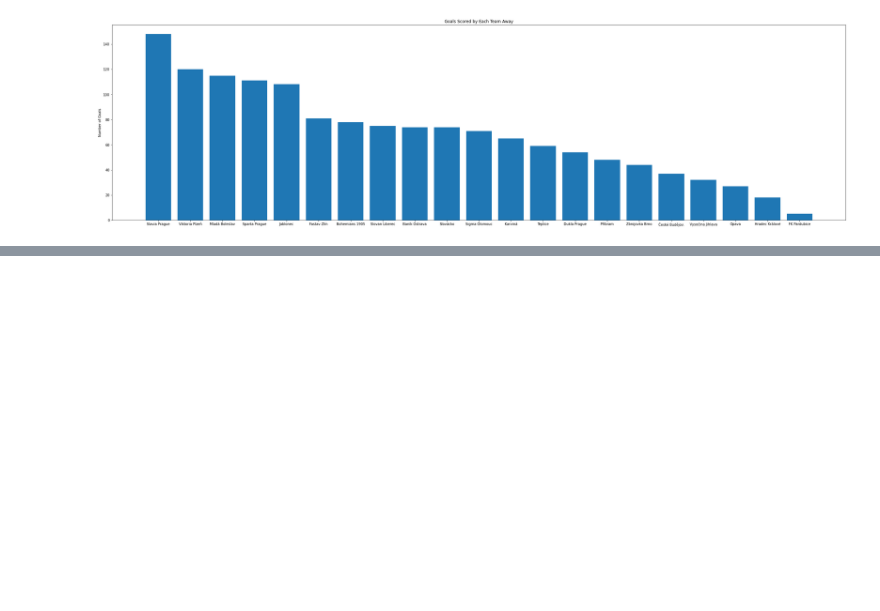
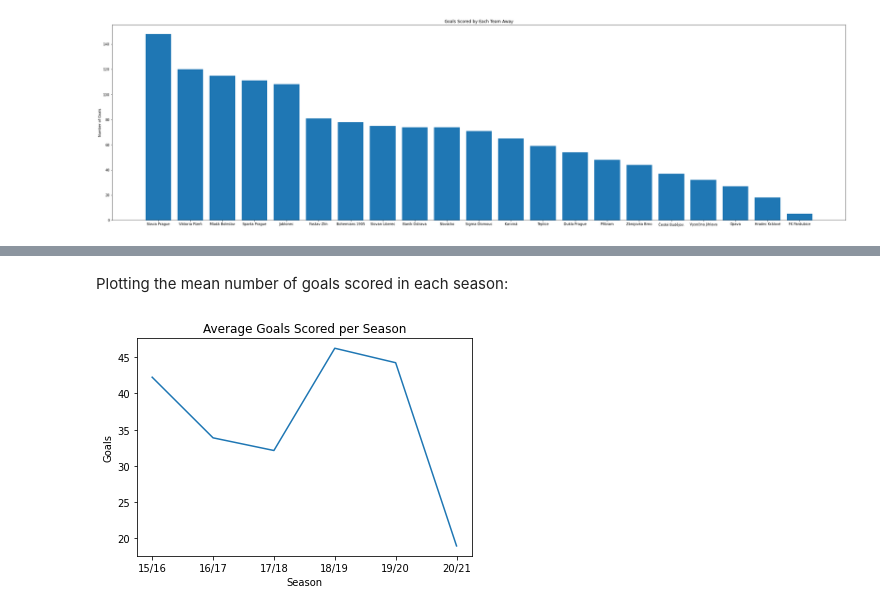
Before and after one commit to Johnymancvrk/Czech-Football-League, a Jupyter notebook: Teams_Cleaning&Analysis.ipynb, the cells around one changed output, grey strips where cells are left out. Cells and saved outputs as stored; diff of their text form; code cells hidden in the pictures; blank space fills up the shorter version.

```diff
--- a/Teams_Cleaning&Analysis.ipynb
+++ b/Teams_Cleaning&Analysis.ipynb
@@ -185,0 +299,15 @@ plt.show()
+# %% [markdown]
+Plotting the mean number of goals scored in each season:
+# %%
+season_mean_goals = []
+for i in season_pivots:
+    mean_all = sum(i["Total Goals"])/len(i["Total Goals"])
+    season_mean_goals.append(mean_all)
+seasons = ["15/16", "16/17", "17/18", "18/19", "19/20", "20/21"]
+plt.plot(seasons,season_mean_goals)
+plt.title('Average Goals Scored per Season')
+plt.xlabel('Season')
+plt.ylabel('Goals')
+plt.show()
+# %% [output]
+[figure, added]
```
Also changed, not shown: parts of 11 cells of this notebook.
